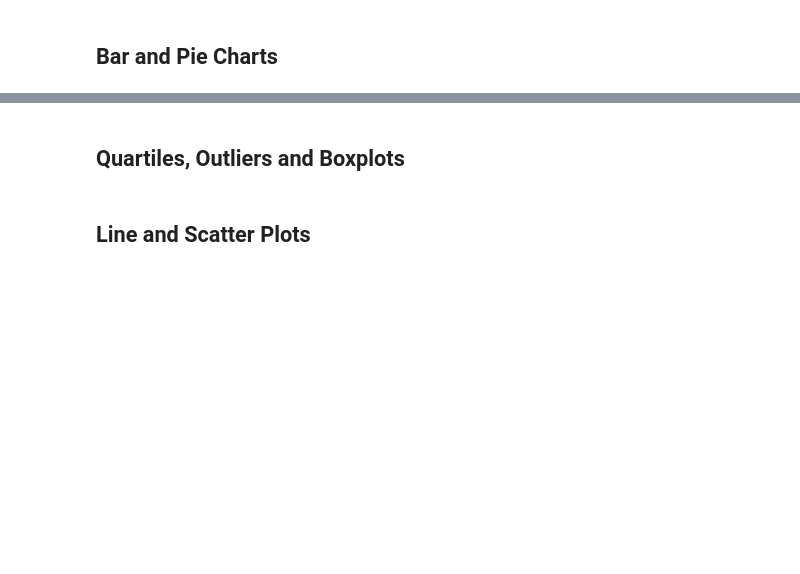
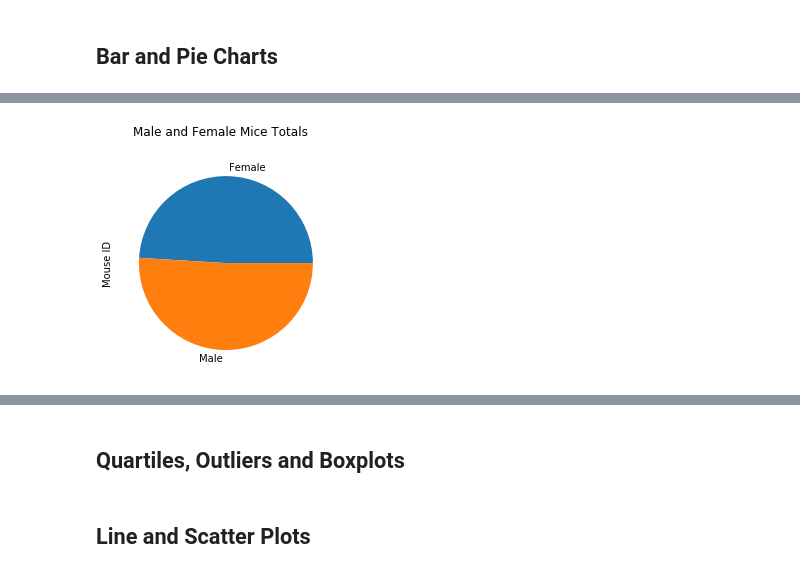
Before and after one commit to msckat11/matplotlib-challenge, a Jupyter notebook: pymaceuticals_starter.ipynb, the cells around one changed output, grey strips where cells are left out. Saved outputs shown, nothing was run; the diff lists cells and outputs as text; code cells hidden in the pictures; blank space fills up the shorter version.

```diff
--- a/pymaceuticals_starter.ipynb
+++ b/pymaceuticals_starter.ipynb
@@ -206 +205,22 @@ Text(0, 0.5, 'Total Mice')
+# %%
+# Generate a pie plot showing the distribution of female versus male mice using pandas
+
+male_female = clean_index[["Mouse ID", "Sex"]]
+# male_female
+
+mf_group = male_female.groupby("Sex")
+# mf_group
+
+mf_count = mf_group.count()
+# mf_count
+
+female_count = mf_count.iloc[0,0]
+# female_count
+
+male_count = mf_count.iloc[1,0]
+# male_count
+# %%
+pandas_plot = mf_count.plot(kind="pie", title="Male and Female Mice Totals", subplots=True, legend=False)
+# %% [output]
+[figure, added]
 # %%
```
Also changed, not shown: parts of 6 cells of this notebook.
